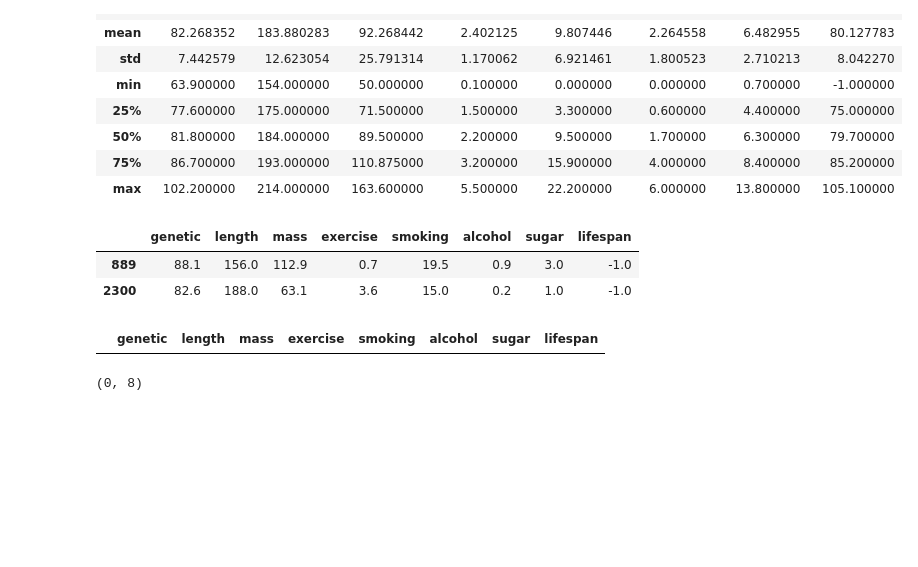
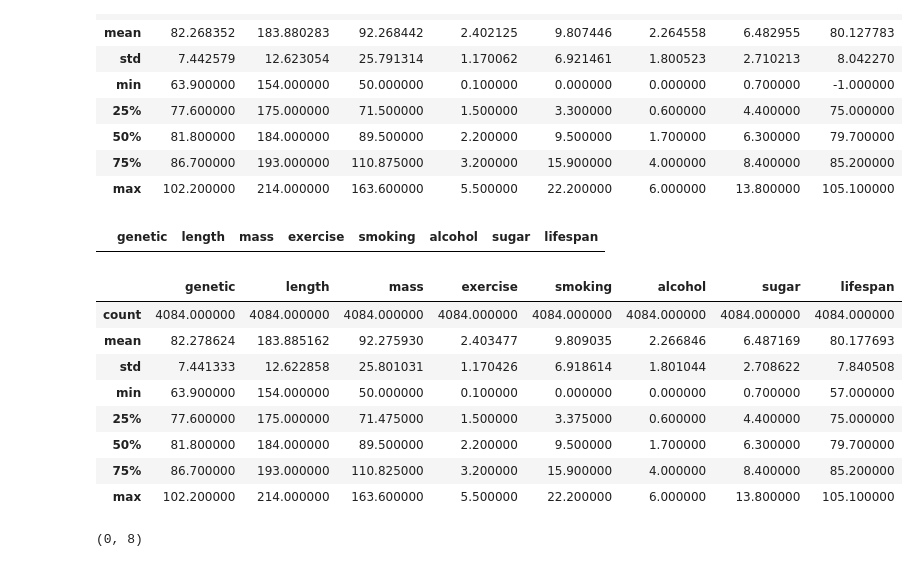
Before and after one commit to ElmerHR/MIWProject1, a Jupyter notebook: build/notebooks/EDA.ipynb, the cells around one changed output. Cells and saved outputs as stored; diff of their text form; code cells hidden in the pictures; blank space fills up the shorter version.

```diff
--- a/build/notebooks/EDA.ipynb
+++ b/build/notebooks/EDA.ipynb
@@ -65,14 +66,21 @@ df.describe()
 # %%
 # I found negative lifespan values in the dataset, how many do we have
 display(df[df['lifespan'] < 10])
 # Only two, so I will remove it from the df
 df = df[~(df['lifespan'] < 10)]
 df[df['lifespan'] < 10]
+df.describe()
 # %% [output]
 |  | genetic | length | mass | exercise | smoking | alcohol | sugar | lifespan |
-| 889 | 88.1 | 156.0 | 112.9 | 0.7 | 19.5 | 0.9 | 3.0 | -1.0 |
-| 2300 | 82.6 | 188.0 | 63.1 | 3.6 | 15.0 | 0.2 | 1.0 | -1.0 |
 |  | genetic | length | mass | exercise | smoking | alcohol | sugar | lifespan |
+| count | 4084.000000 | 4084.000000 | 4084.000000 | 4084.000000 | 4084.000000 | 4084.000000 | 4084.000000 | 4084.000000 |
+| mean | 82.278624 | 183.885162 | 92.275930 | 2.403477 | 9.809035 | 2.266846 | 6.487169 | 80.177693 |
+| std | 7.441333 | 12.622858 | 25.801031 | 1.170426 | 6.918614 | 1.801044 | 2.708622 | 7.840508 |
+| min | 63.900000 | 154.000000 | 50.000000 | 0.100000 | 0.000000 | 0.000000 | 0.700000 | 57.000000 |
+| 25% | 77.600000 | 175.000000 | 71.475000 | 1.500000 | 3.375000 | 0.600000 | 4.400000 | 75.000000 |
+| 50% | 81.800000 | 184.000000 | 89.500000 | 2.200000 | 9.500000 | 1.700000 | 6.300000 | 79.700000 |
+| 75% | 86.700000 | 193.000000 | 110.825000 | 3.200000 | 15.900000 | 4.000000 | 8.400000 | 85.200000 |
+| max | 102.200000 | 214.000000 | 163.600000 | 5.500000 | 22.200000 | 6.000000 | 13.800000 | 105.100000 |
 # %%
 # do we have duplicate rows in the dataframe
 df[df.duplicated()].shape
```
Also changed, not shown: parts of 5 cells of this notebook.
